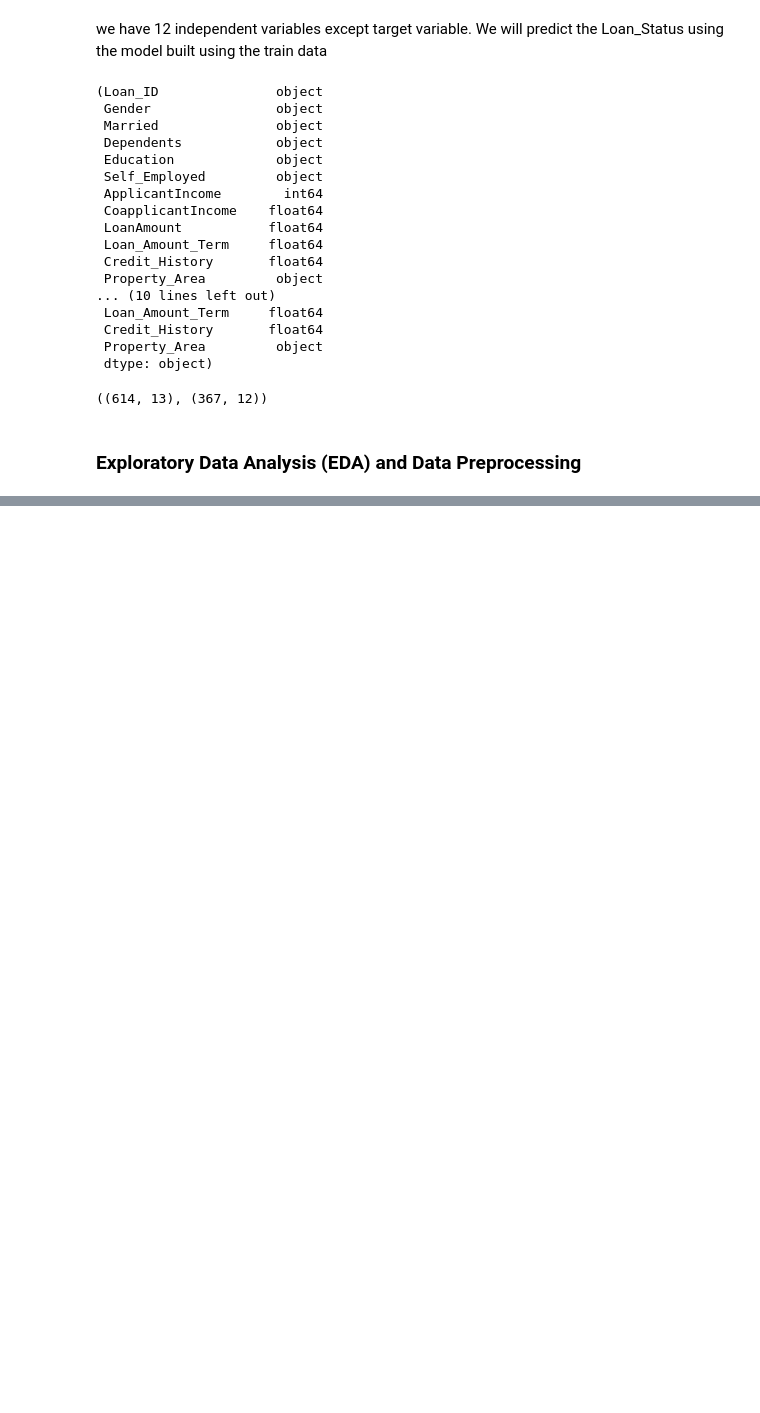
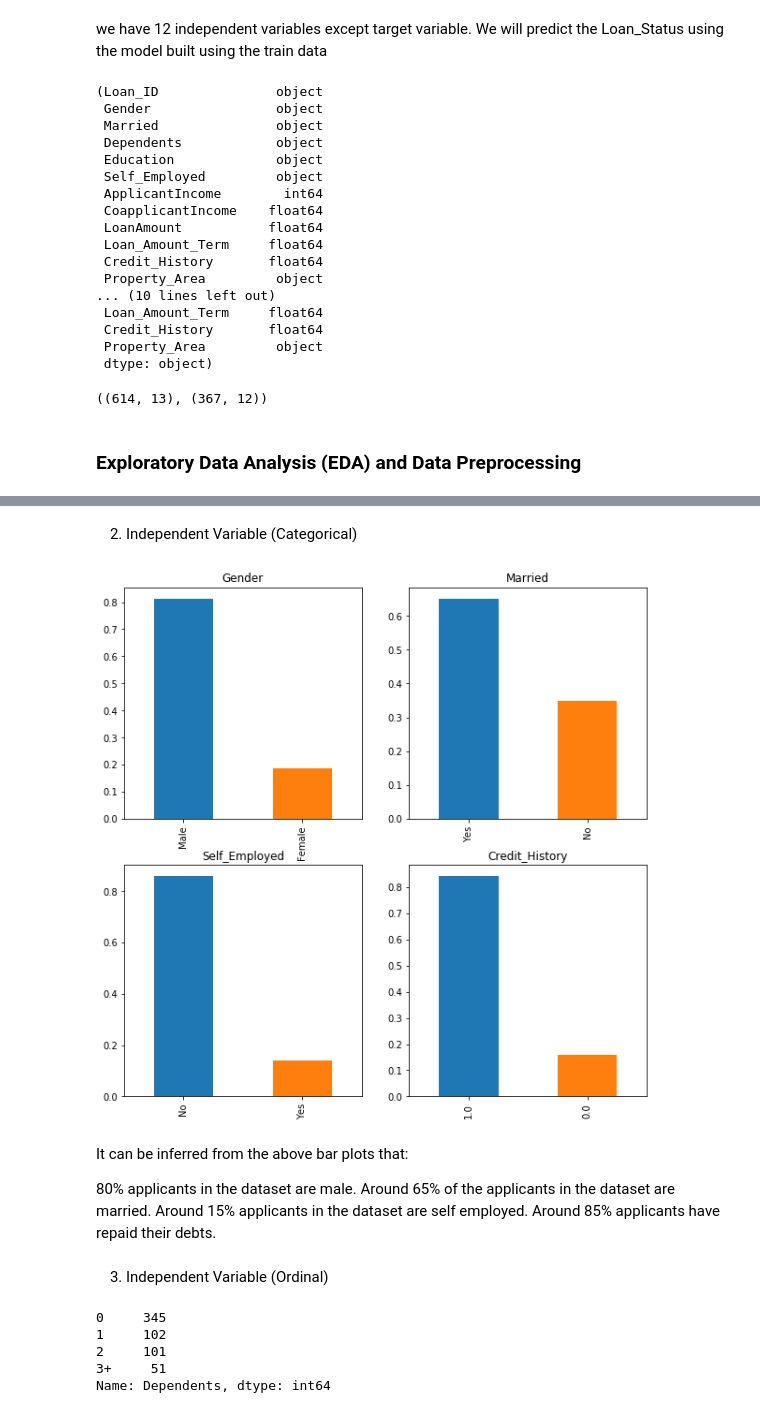
Before and after one commit to ankitchaudhary23/Loan-Prediction, a Jupyter notebook: Loan Prediction.ipynb, the cells around one changed output, grey strips where cells are left out. Drawn from its saved outputs; the diff is of its cells as text; code cells hidden in the pictures; blank space fills up the shorter version.

```diff
--- a/Loan Prediction.ipynb
+++ b/Loan Prediction.ipynb
@@ -131,0 +162,37 @@ train.shape, test.shape
+# %% [markdown]
+2. Independent Variable (Categorical)
+# %%
+plt.figure(1)      #the first figure
+
+plt.subplot(221)
+train['Gender'].value_counts(normalize=True).plot.bar(figsize=(10,10), title= "Gender")
+
+plt.subplot(222)
+train['Married'].value_counts(normalize=True).plot.bar(title="Married")
+
+plt.subplot(223)
+train['Self_Employed'].value_counts(normalize=True).plot.bar(title="Self_Employed")
+
+plt.subplot(224)
+train['Credit_History'].value_counts(normalize=True).plot.bar(title="Credit_History")
+
+plt.show()
+# %% [output]
+[figure, added]
+# %% [markdown]
+It can be inferred from the above bar plots that:
+
+80% applicants in the dataset are male.
+Around 65% of the applicants in the dataset are married.
+Around 15% applicants in the dataset are self employed.
+Around 85% applicants have repaid their debts.
+# %% [markdown]
+3. Independent Variable (Ordinal)
+# %%
+train['Dependents'].value_counts()
+# %% [output]
+0     345
+1     102
+2     101
+3+     51
+Name: Dependents, dtype: int64
```
Also changed, not shown: parts of 5 cells of this notebook.
